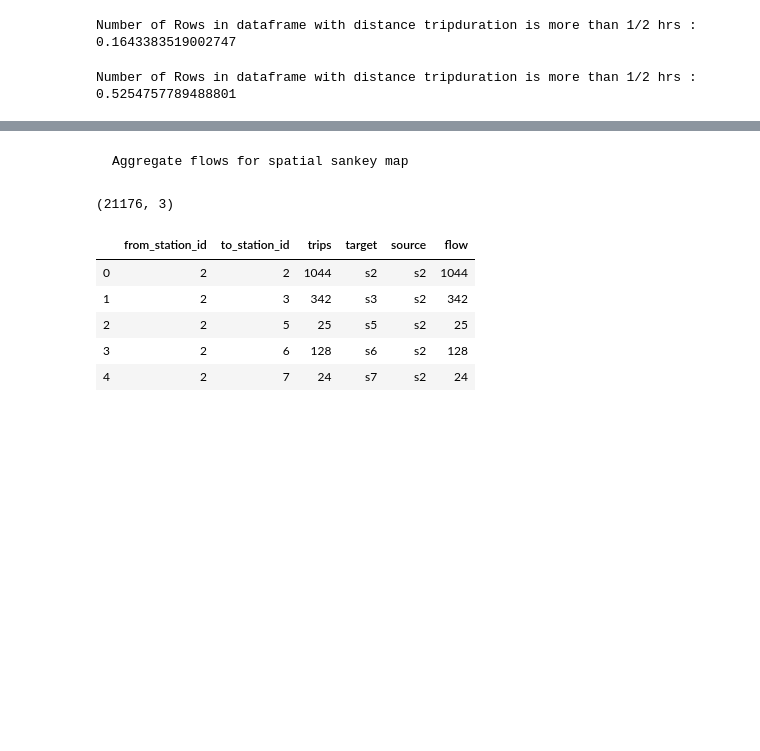
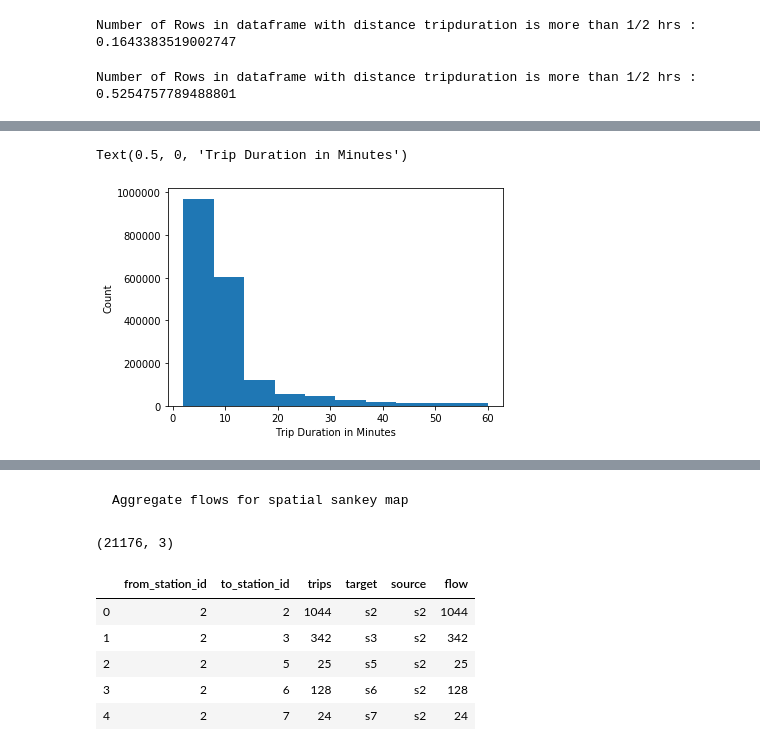
Before and after one commit to mohitroy2502/Chicago-Divvy-DPA-Project, a Jupyter notebook: DPA Project Problem Statement 5.ipynb, the cells around one changed output, grey strips where cells are left out. Drawn from its saved outputs; the diff is of its cells as text; code cells hidden in the pictures; blank space fills up the shorter version.

```diff
--- a/DPA Project Problem Statement 5.ipynb
+++ b/DPA Project Problem Statement 5.ipynb
@@ -261,6 +291,6 @@ Number of Rows in dataframe with distance travelled more than 5000 :  0.07227058
 # %%
 ##As percentage of people having trips more than 5kms is less than 7% therefore dropping those instances from dataframe
-merge_total = merge_total.drop(merge_total[merge_total.dist_mts > 5000].index)
+merge_2019 = merge_2019.drop(merge_2019[merge_2019.dist_mts > 5000].index)
 # %%
 seriesObj = merge_total.apply(lambda x: True if x['dist_mts'] > 3000 else False , axis=1)
 # Count number of True in series
@@ -352,3 +394,11 @@ merge_total.sort_values(by ='revenue').tail()
 | 4458541 | 18741387 | 2018-06-02 21:32:20 | 2018-06-02 22:32:20 | 946 | 3600.0 | 6 | Dusable Harbor | ... |
 | 5879712 | 20382069 | 2018-08-26 14:38:22 | 2018-08-26 15:38:22 | 2394 | 3600.0 | 177 | Theater on the Lake | ... |
 | 5227585 | 19634726 | 2018-07-20 17:05:04 | 2018-07-20 18:05:04 | 3119 | 3600.0 | 90 | Millennium Park | ... |
+# %%
+tripd = merge_total['tripduration']/60
+plt.hist(tripd)
+plt.ylabel('Count')
+plt.xlabel('Trip Duration in Minutes')
+# %% [output]
+Text(0.5, 0, 'Trip Duration in Minutes')
+[figure, added]
```
Also changed, not shown: parts of 51 cells of this notebook.
